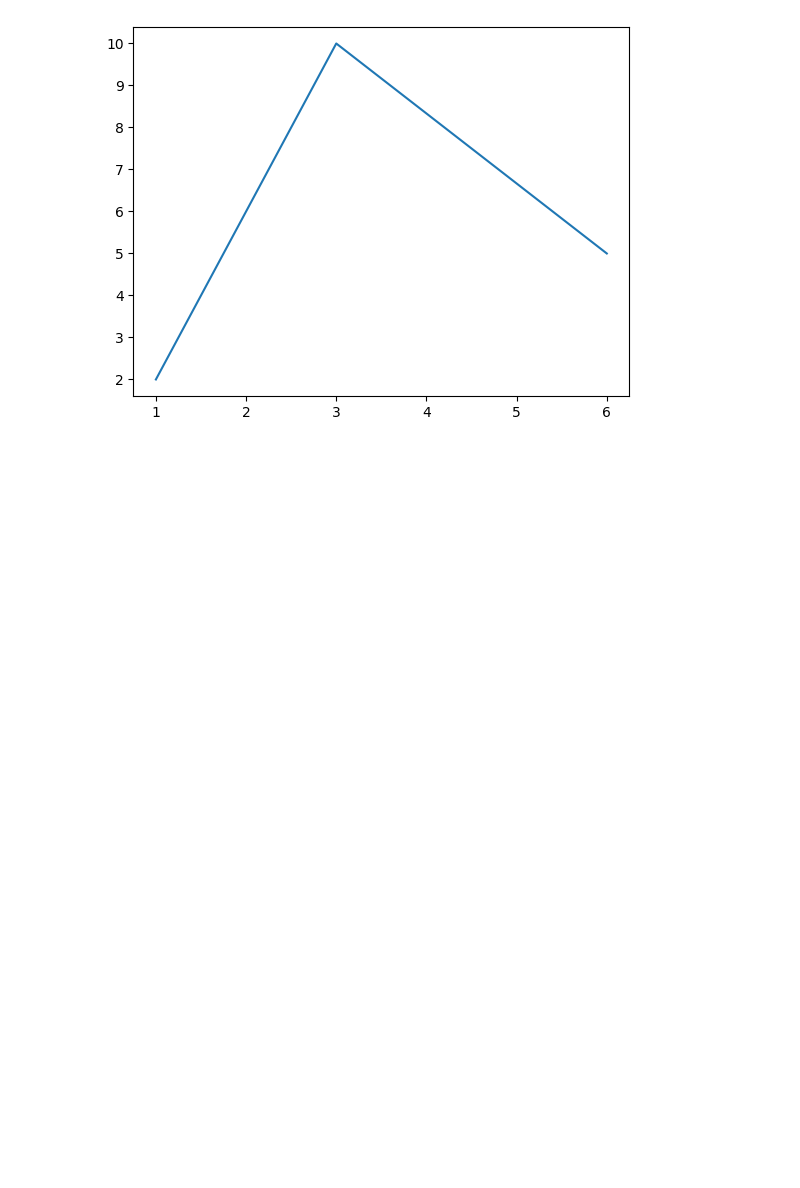
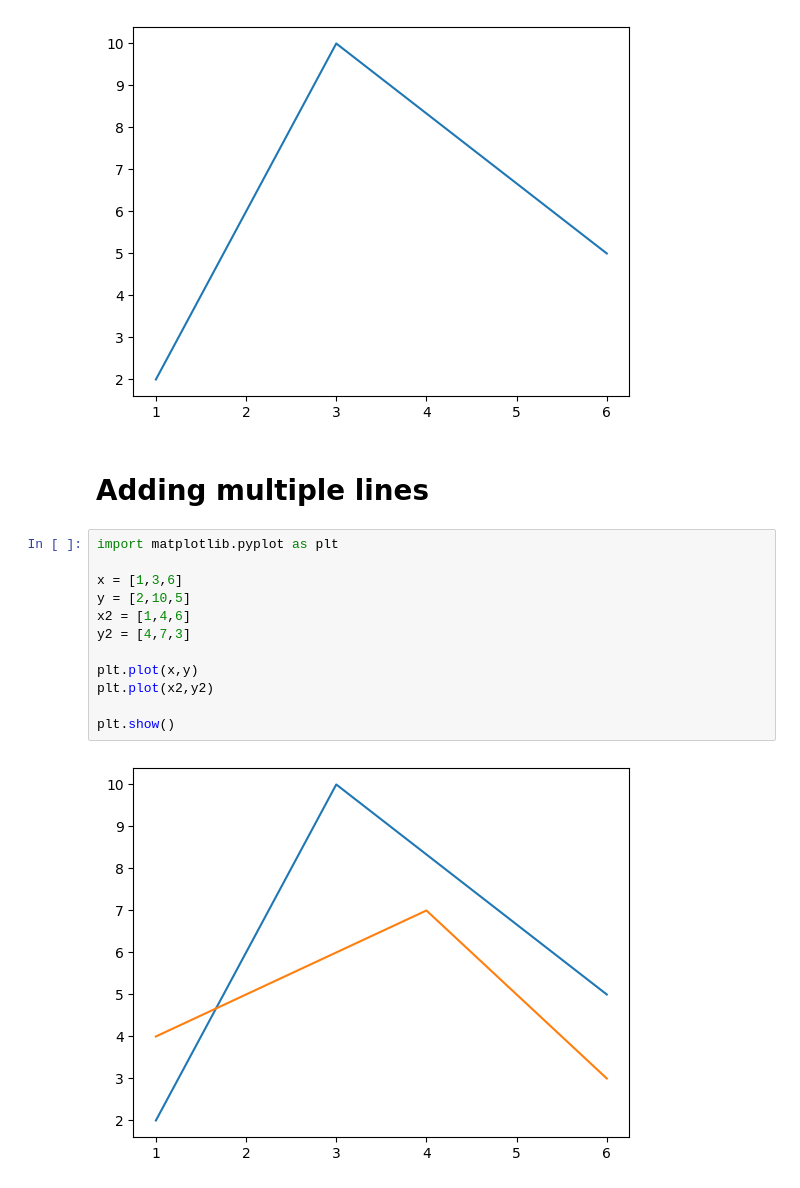
Before and after one commit to Srishti36912/Python_clg, a Jupyter notebook: matplotlib.ipynb, the cells around one changed output. Drawn from its saved outputs; the diff is of its cells as text; blank space fills up the shorter version.

```diff
--- a/matplotlib.ipynb
+++ b/matplotlib.ipynb
@@ -45,3 +45,19 @@ plt.plot(x,y)
 plt.show()
 # %% [output]
 [figure]
+# %% [markdown]
+# Adding multiple lines
+# %%
+import matplotlib.pyplot as plt
+
+x = [1,3,6]
+y = [2,10,5]
+x2 = [1,4,6]
+y2 = [4,7,3]
+
+plt.plot(x,y)
+plt.plot(x2,y2)
+
+plt.show()
+# %% [output]
+[figure, added]
```
Also changed, not shown: parts of 15 cells of this notebook.
